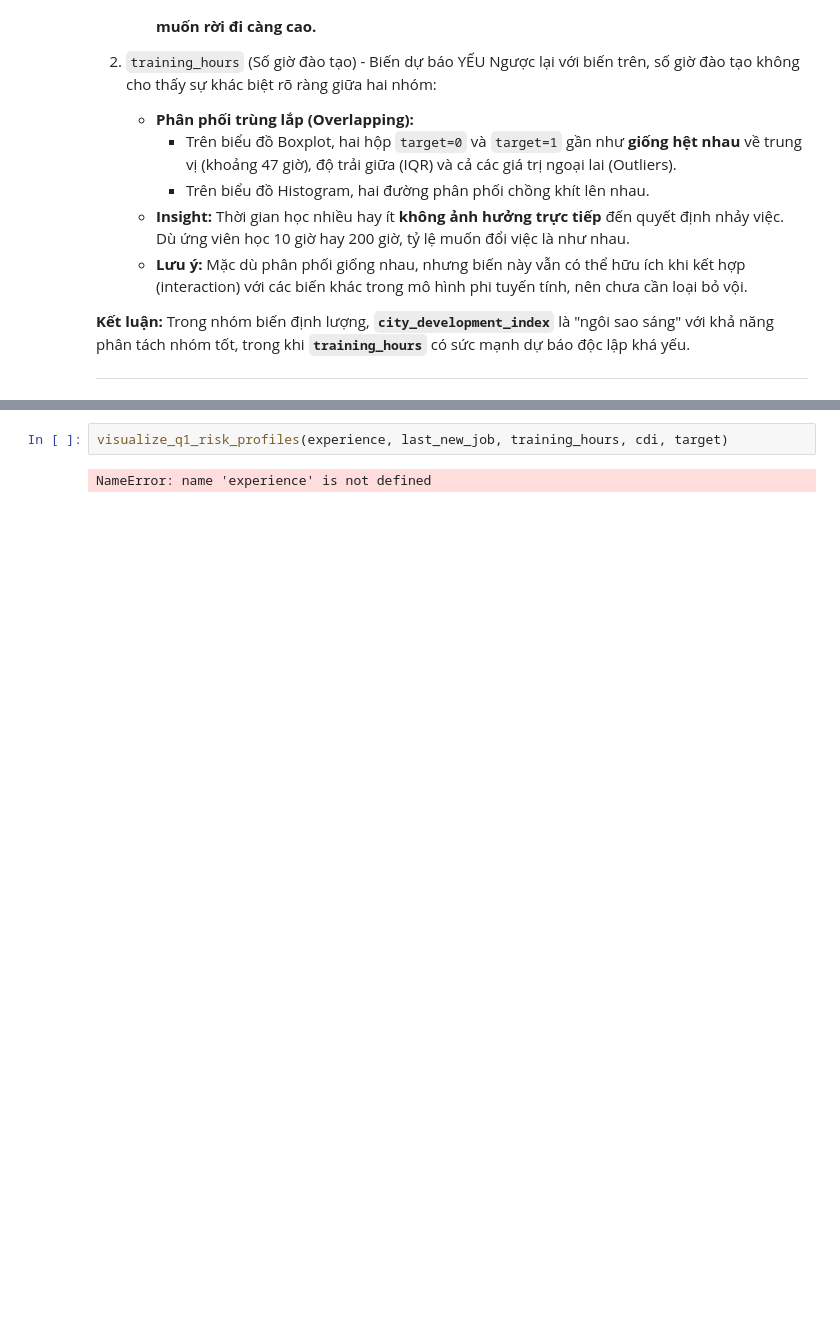
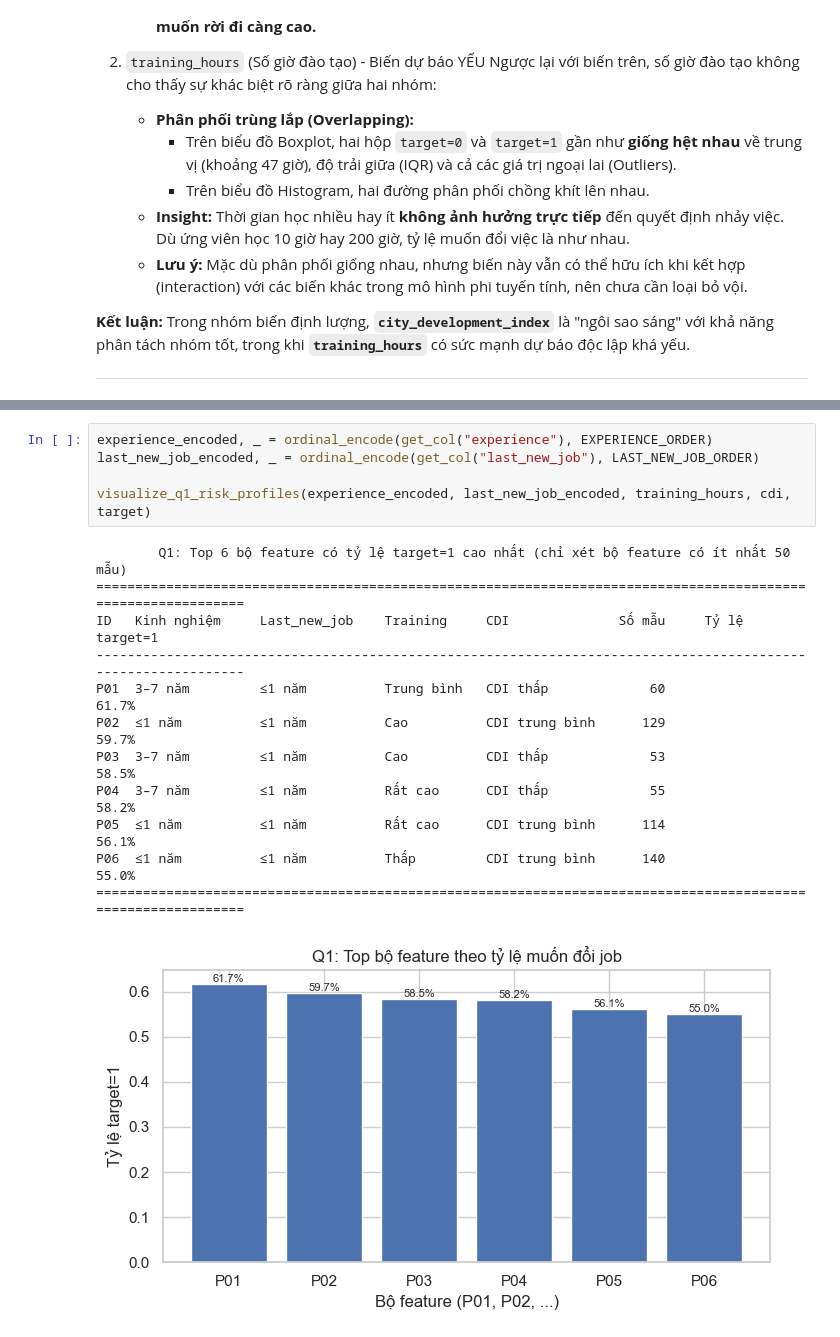
Before and after one commit to cyhapun/hr_analytics_job_change_of_data_scientists, a Jupyter notebook: notebooks/01_data_exploration.ipynb, the cells around one changed output, grey strips where cells are left out. Saved outputs shown, nothing was run; the diff lists cells and outputs as text; blank space fills up the shorter version.

```diff
--- a/notebooks/01_data_exploration.ipynb
+++ b/notebooks/01_data_exploration.ipynb
@@ -1219,5 +1215,19 @@ Nói cách khác: *những kiểu ứng viên nào (tổ hợp kinh nghiệm –
 # %%
-visualize_q1_risk_profiles(experience, last_new_job, training_hours, cdi, target)
+experience_encoded, _ = ordinal_encode(get_col("experience"), EXPERIENCE_ORDER)
+last_new_job_encoded, _ = ordinal_encode(get_col("last_new_job"), LAST_NEW_JOB_ORDER)
+
+visualize_q1_risk_profiles(experience_encoded, last_new_job_encoded, training_hours, cdi, target)
 # %% [output]
-NameError: name 'experience' is not defined
+        Q1: Top 6 bộ feature có tỷ lệ target=1 cao nhất (chỉ xét bộ feature có ít nhất 50 mẫu)
+==============================================================================================================
+ID   Kinh nghiệm     Last_new_job    Training     CDI              Số mẫu     Tỷ lệ target=1
+--------------------------------------------------------------------------------------------------------------
+P01  3–7 năm         ≤1 năm          Trung bình   CDI thấp             60              61.7%
+P02  ≤1 năm          ≤1 năm          Cao          CDI trung bình      129              59.7%
+P03  3–7 năm         ≤1 năm          Cao          CDI thấp             53              58.5%
+P04  3–7 năm         ≤1 năm          Rất cao      CDI thấp             55              58.2%
+P05  ≤1 năm          ≤1 năm          Rất cao      CDI trung bình      114              56.1%
+P06  ≤1 năm          ≤1 năm          Thấp         CDI trung bình      140              55.0%
+==============================================================================================================
+[figure, added]
 # %% [markdown]
```
Also changed, not shown: parts of 30 cells of this notebook, 2 other files.
